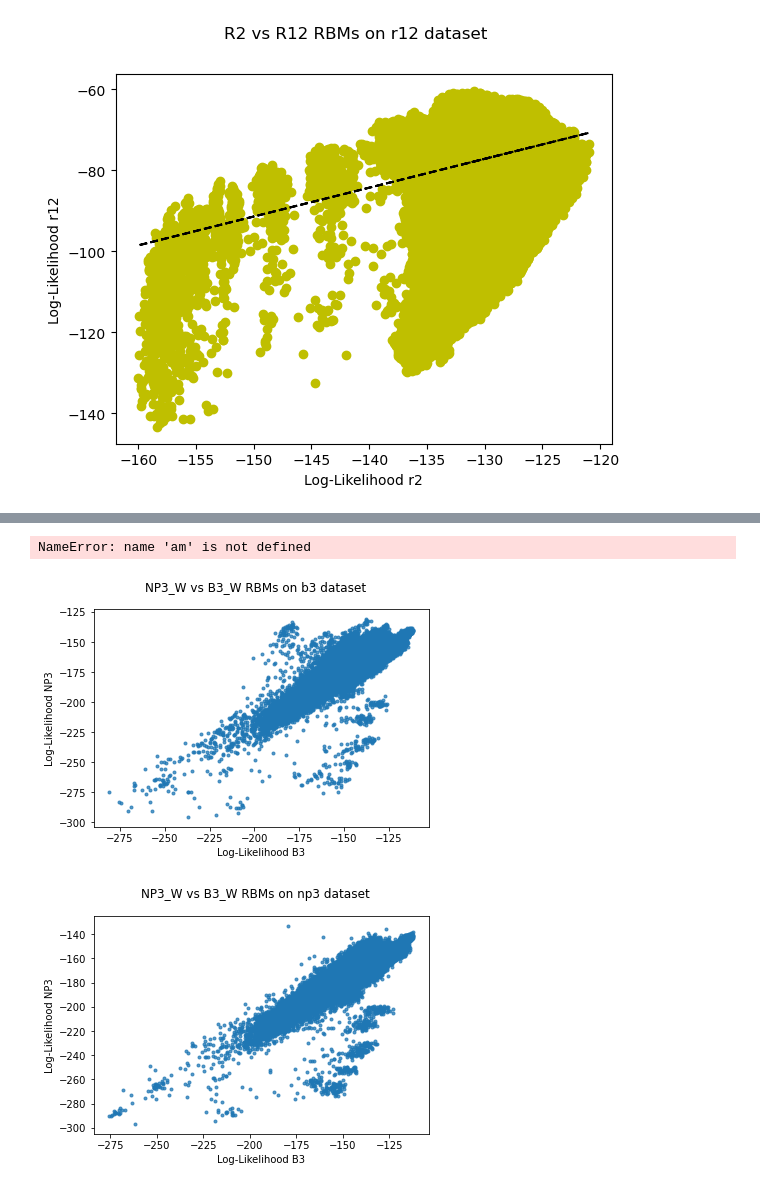
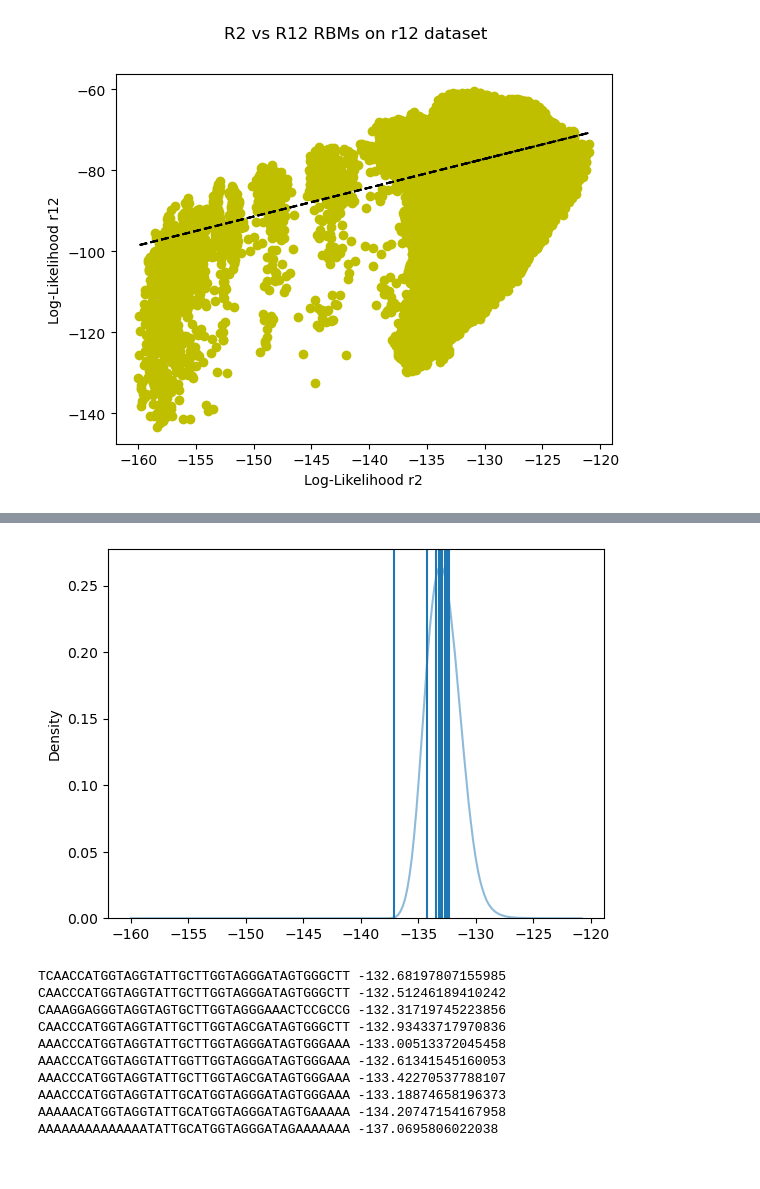
Before and after one commit to Jonahowns/phage_display_ML, a Jupyter notebook: rbm_torch/analysis/cov_analysis_w.ipynb, the cells around one changed output, grey strips where cells are left out. Saved outputs shown, nothing was run; the diff lists cells and outputs as text; code cells hidden in the pictures.

```diff
--- a/rbm_torch/analysis/cov_analysis_w.ipynb
+++ b/rbm_torch/analysis/cov_analysis_w.ipynb
@@ -112,9 +113,9 @@ count_dist(all_data, "Unique Sequence Count Distribution")
 # %%
 # Low count == 1, Med count < 10, High count >= 10
 # calculate likelihoods from last round rbm only
-checkp, v_dir = am.get_checkpoint_path("r12", rbmdir=mdir)
-r12_rbm = RBM.load_from_checkpoint(checkp)
+checkp, v_dir = am.get_checkpoint_path("r11_w", rbmdir=mdir)
+r11_rbm = RBM.load_from_checkpoint(checkp)
 
 # this takes awhile, might be something I optimize further in the future
-am.generate_likelihoods(rounds[1::2], r12_rbm, all_data, "r12_v0")
+am.generate_likelihoods(rounds_w[2::2], r11_rbm, all_data, "r11_w_v0")
 # %%
@@ -188,12 +189,12 @@ multi_peak_seq_log_fig(all_data, r12_likelihoods["likelihoods"], "r6", [[-120, -
 [figure]
 # %%
 # calculate likelihoods from last round rbm only
-checkp, v_dir = am.get_checkpoint_path("r2", rbmdir=mdir)
-r2_rbm = RBM.load_from_checkpoint(checkp)
+checkp, v_dir = am.get_checkpoint_path("r3_w", rbmdir=mdir)
+r3_rbm = RBM.load_from_checkpoint(checkp)
 
 # this takes awhile, might be something I optimize further in the future
-am.generate_likelihoods(rounds[1::2], r2_rbm, all_data, "r2_v0_even_rounds")
+am.generate_likelihoods(rounds[2::2], r3_rbm, all_data, "r3_v0_w_odd_rounds")
 # %%
-r2_likelihoods = am.get_likelihoods("./generated/r2_v0_even_rounds.json")
+r3_likelihoods = am.get_likelihoods("./generated/r3_v0_w_odd_rounds.json")
 # %%
 # assign likelihoods in new pd dataframe
@@ -239,22 +211,0 @@ am.plot_likelihoods(b3_likeli_w, b3_title, b3_xaxis, b3_order, b3_labels, b3_col
-# %%
-# Plot Likelihoods of Each batch of Data
-np3_title = "All data Log-Likelihood From NP3 RBM Cluster 2 (35-45)"
-np3_xaxis = "log-likelihood"
-np3_order = ["b3_c2", "n1_c2", "np1_c2", "np2_c2", "np3_c2"]
-np3_labels = ["Base Library", "N1", "NP1", "NP2", "NP3"]
-np3_colors = ["b", "r", "g", "y", "m"]
-
-# Should be Enough for most SELEX Experiments
-supported_colors = ["b", "r", "g", "y", "m", "c", "w", "bl", "k", "c", "DarkKhaki", "DarkOrchid"]
-
-am.plot_likelihoods(np3_likeli_w, np3_title, np3_xaxis, np3_order, np3_labels, np3_colors, xlim=(-300, -100))
-# %% [output]
-NameError: name 'am' is not defined
-# %%
-am.compare_likelihood_correlation(np3_likeli_w["b3_c2"], b3_likeli_w["b3_c2"], "NP3_W vs B3_W RBMs on b3 dataset", ["NP3", "B3"])
-# %% [output]
-[figure, removed]
-# %%
-am.compare_likelihood_correlation(np3_likeli_w["np3_c2"], b3_likeli_w["np3_c2"], "NP3_W vs B3_W RBMs on np3 dataset", ["NP3", "B3"])
-# %% [output]
-[figure, removed]
@@ -260,0 +245,27 @@ am.compare_likelihood_correlation(np3_likeli_w["np3_c2"], b3_likeli_w["np3_c2"],
+# %%
+exp_3_seqs, exp_3_likelis = r3_rbm.predict(exp_pd)
+exp_3_A_seqs, exp_3_A_likelis = r3_rbm.predict(exp_A_pd)
+exp_11_seqs, exp_11_likelis = r11_rbm.predict(exp_pd)
+exp_11_A_seqs, exp_11_A_likelis = r11_rbm.predict(exp_A_pd)
+# %%
+fig, axs = plt.subplots(1, 1)
+y = sns.kdeplot(r3_likelihoods["likelihoods"]["r3_w"], shade=False, alpha=0.5, ax=axs)
+for likeli in exp_3_A_likelis:
+    plt.axvline(likeli)
+plt.show()
+# %% [output]
+[figure, added]
+# %%
+for i in range(len(exp_seqs)):
+    print(exp_3_A_seqs[i], exp_3_A_likelis[i])
+# %% [output]
+TCAACCATGGTAGGTATTGCTTGGTAGGGATAGTGGGCTT -132.68197807155985
+CAACCCATGGTAGGTATTGCTTGGTAGGGATAGTGGGCTT -132.51246189410242
+CAAAGGAGGGTAGGTAGTGCTTGGTAGGGAAACTCCGCCG -132.31719745223856
+CAACCCATGGTAGGTATTGCTTGGTAGCGATAGTGGGCTT -132.93433717970836
+AAACCCATGGTAGGTATTGCTTGGTAGGGATAGTGGGAAA -133.00513372045458
+AAACCCATGGTAGGTATTGGTTGGTAGGGATAGTGGGAAA -132.61341545160053
+AAACCCATGGTAGGTATTGCTTGGTAGCGATAGTGGGAAA -133.42270537788107
+AAACCCATGGTAGGTATTGCATGGTAGGGATAGTGGGAAA -133.18874658196373
+AAAAACATGGTAGGTATTGCATGGTAGGGATAGTGAAAAA -134.20747154167958
+AAAAAAAAAAAAAATATTGCATGGTAGGGATAGAAAAAAA -137.0695806022038
```
Also changed, not shown: parts of 17 cells of this notebook, 1 other file.
